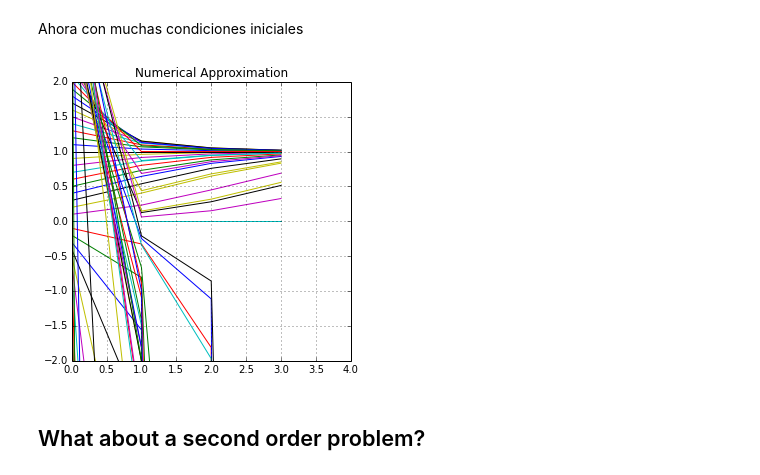
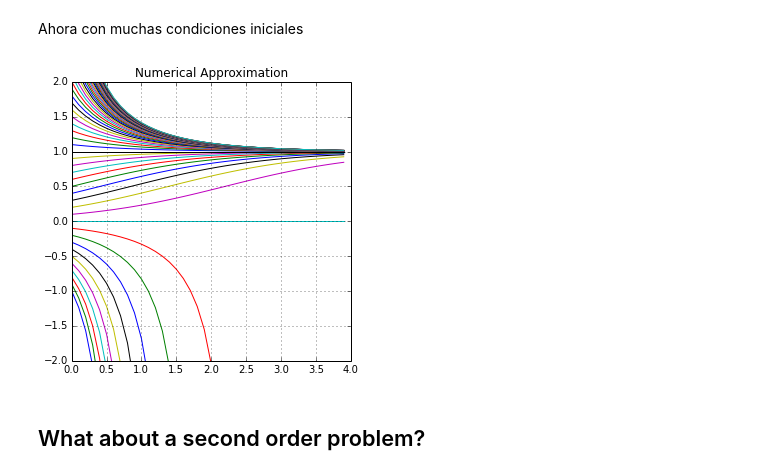
Before and after one commit to sebastiandres/ILI286, a Jupyter notebook: ipynb/U3_StabilityRegions_and_More.ipynb, the cells around one changed output. Cells and saved outputs as stored; diff of their text form; code cells hidden in the pictures.

```diff
--- a/ipynb/U3_StabilityRegions_and_More.ipynb
+++ b/ipynb/U3_StabilityRegions_and_More.ipynb
@@ -192,26 +192,26 @@ plot(t_times,y_output,'.k')
 # %% [markdown]
 Ahora con muchas condiciones iniciales
 # %%
-h=1
+h=0.1
 t_times = np.arange(0, 4, h)
 fig = pyplot.figure(figsize=(5,5))
 fig.clf()
 ax = fig.gca()
 ax.axis("equal")
 ax.grid(True)
 ax.set_title("Numerical Approximation")
 ax.axis([0, 4, -2, 2])
 
 for y0 in np.arange(-1,5,0.1):
     y_output = np.zeros(t_times.size)
     y_output[0] = y0
     for i in range(1,t_times.size):
         #y_output[i]=euler_ode(y_output[i-1],t_times[i-1],my_f,h)
         #y_output[i]=RK2_ode(y_output[i-1],t_times[i-1],my_f,h)
         y_output[i]=RK4_ode(y_output[i-1],t_times[i-1],my_f,h)
     plot(t_times,y_output,'-')
 # %% [output]
-[figure, old version]
+[figure, new version]
 # %% [markdown]
 ## What about a second order problem?
 # %% [markdown]
```
Also changed, not shown: parts of 3 cells of this notebook, 6 other files.
